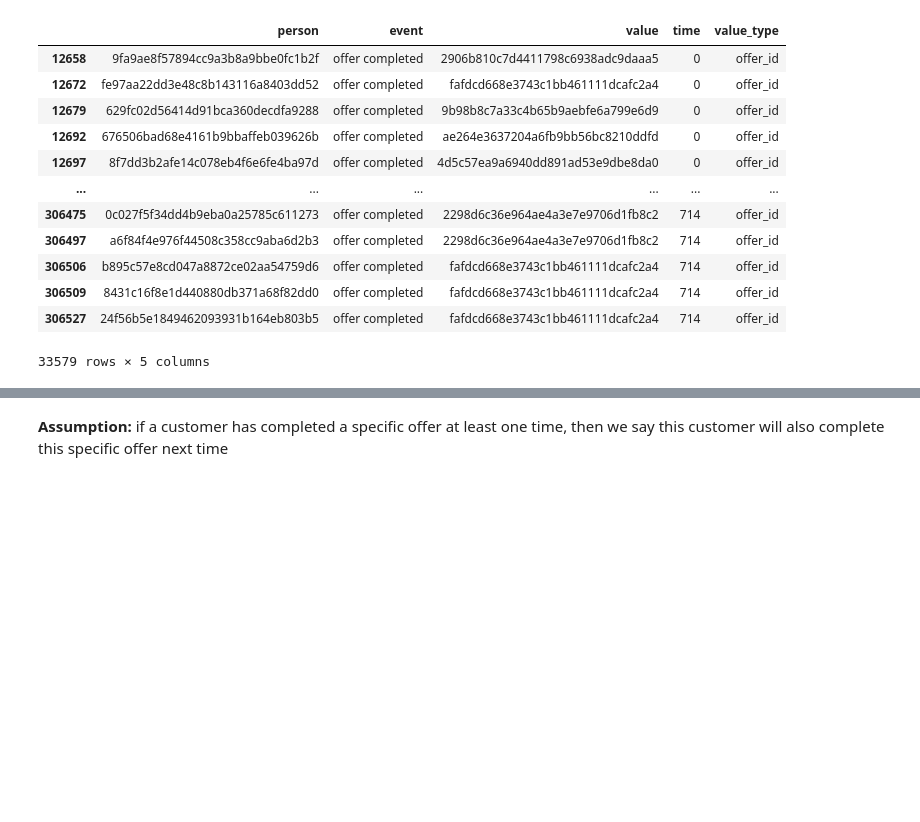
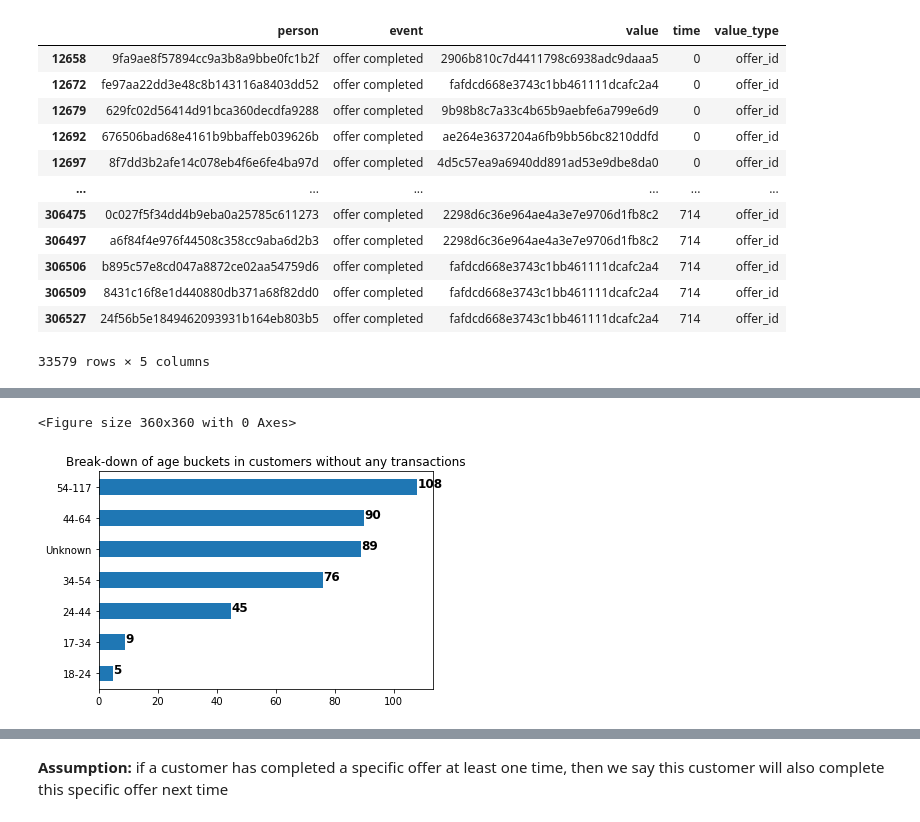
Before and after one commit to claudiazi/UdacityDataScientistNanoDegree, a Jupyter notebook: Projects/starbucks_capstone/Starbucks_Capstone_notebook.ipynb, the cells around one changed output, grey strips where cells are left out. Drawn from its saved outputs; the diff is of its cells as text; code cells hidden in the pictures; blank space fills up the shorter version.

```diff
--- a/Projects/starbucks_capstone/Starbucks_Capstone_notebook.ipynb
+++ b/Projects/starbucks_capstone/Starbucks_Capstone_notebook.ipynb
@@ -237,0 +457,38 @@ transcript[transcript["event"]=='offer completed']
+# %%
+def horizontal_bar_plot(df, colName, pltTitle, pltfigsize=[5,5], bInvertYAxis=True, fntSize=12, fntWeight='bold'):
+    """
+    Creates a horizontal bar plot with counts of categories
+
+    Parameters
+    ----------
+    df: The dataframe with categories.
+
+    colName: The name of the column containing the categories.
+
+    pltTitle: The plot title.
+
+    pltfigsize: The figure size of the plot (default is [5,5]).
+
+    bInvertYAxis: A flag to indicating whether to invert the Y-Axis or not.
+
+    fntSize: The font size of text (default to 12 point font size)
+
+    fntWeight: The weight of font (default to 'bold', it could be 'italic')
+
+    Returns
+    -------
+    None
+    """
+    plt.figure(figsize=pltfigsize)
+    fig, ax = plt.subplots()
+    y_counts = df[colName].value_counts()
+    if bInvertYAxis == True:
+        y_counts.plot(kind='barh').invert_yaxis()
+    else:
+         y_counts.plot(kind='barh')
+    for i, v in enumerate(y_counts):
+        ax.text(v, i, str(v), color='black', fontsize=fntSize, fontweight=fntWeight)
+        plt.title(pltTitle)
+# %%
+no_transactions = set(offer_received.person)- set(transactions.person)
+len(no_transactions)
@@ -237,0 +497,3 @@ transcript[transcript["event"]=='offer completed']
+# %%
+no_transactions_profile = cleaned_profile[cleaned_profile.id.isin(no_transactions)]
+no_transactions_profile.head()
@@ -237,0 +507,5 @@ transcript[transcript["event"]=='offer completed']
+# %%
+horizontal_bar_plot(no_transactions_profile, 'age_bucket', "Break-down of age buckets in customers without any transactions")
+# %% [output]
+<Figure size 360x360 with 0 Axes>
+[figure, added]
```
Also changed, not shown: parts of 33 cells of this notebook.
